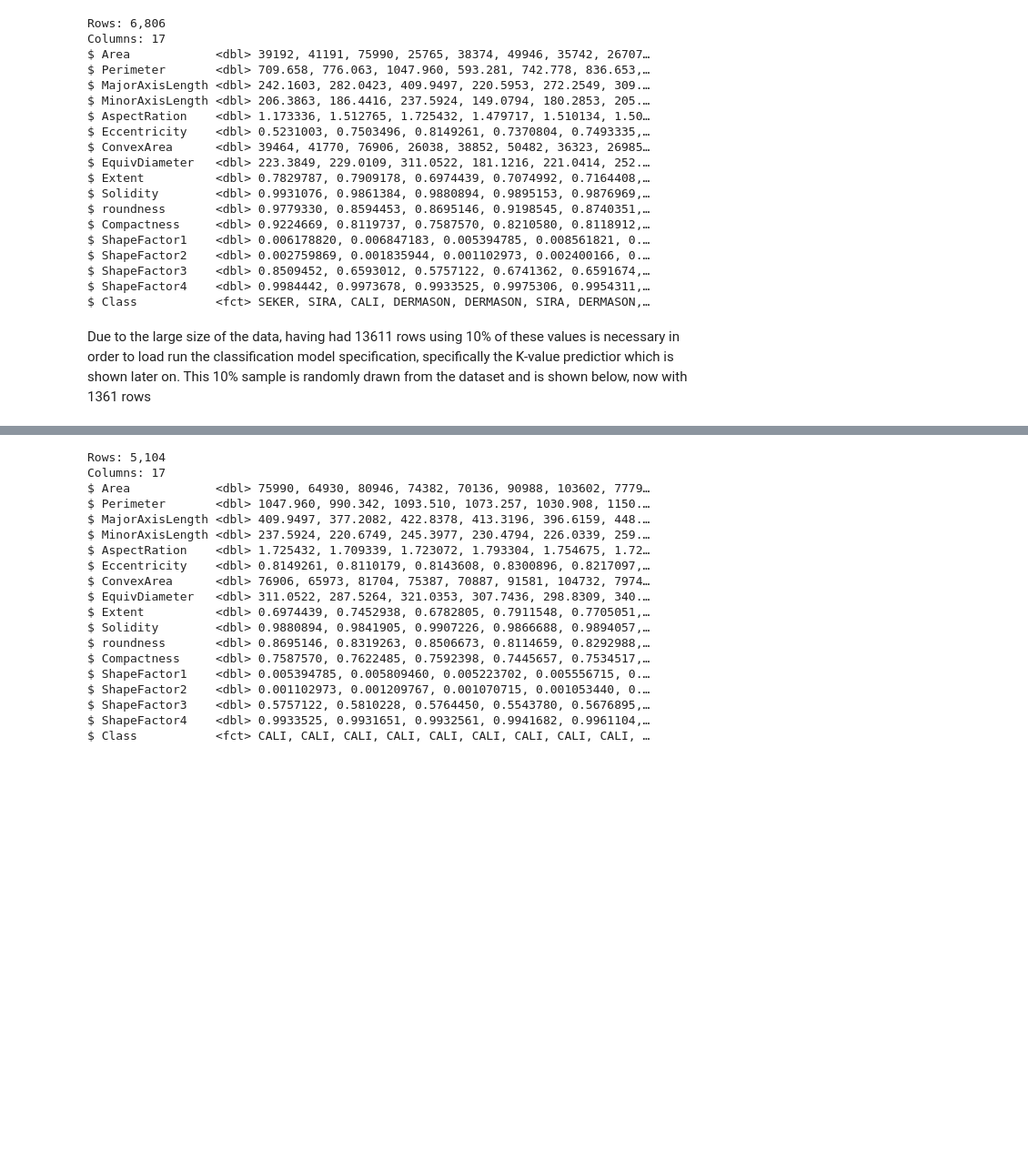
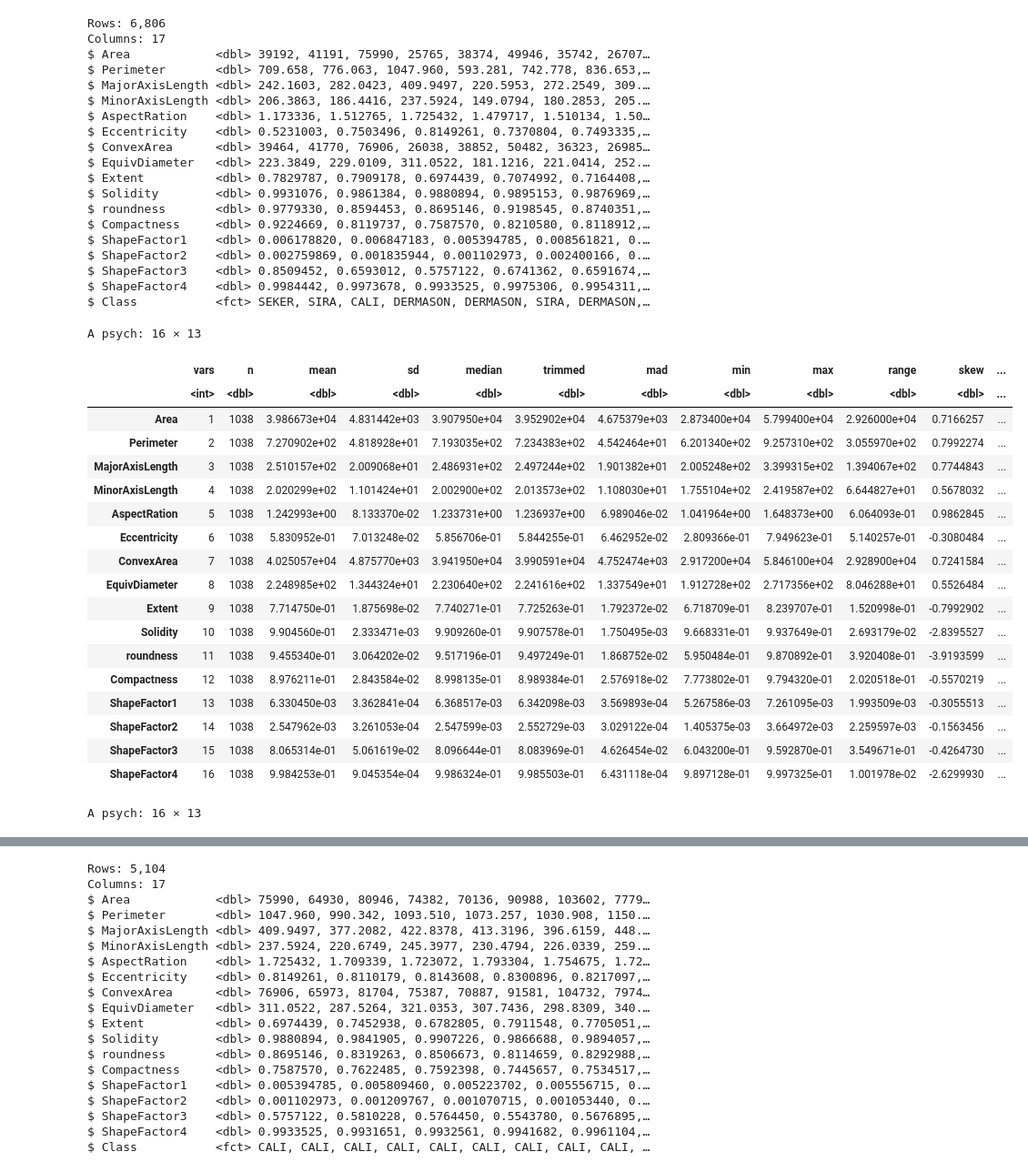
Before and after one commit to flora-hang/Data-analysis-project, a Jupyter notebook: Group Projectv2.ipynb, the cells around one changed output, grey strips where cells are left out. Shown: that part at 91% size. Saved outputs shown, nothing was run; the diff lists cells and outputs as text; code cells hidden in the pictures; blank space fills up the shorter version.

```diff
--- a/Group Projectv2.ipynb
+++ b/Group Projectv2.ipynb
@@ -151,5 +348,33 @@ $ ShapeFactor2    <dbl> 0.002759869, 0.001835944, 0.001102973, 0.002400166, 0.
 $ ShapeFactor3    <dbl> 0.8509452, 0.6593012, 0.5757122, 0.6741362, 0.6591674,…
 $ ShapeFactor4    <dbl> 0.9984442, 0.9973678, 0.9933525, 0.9975306, 0.9954311,…
 $ Class           <fct> SEKER, SIRA, CALI, DERMASON, DERMASON, SIRA, DERMASON,…
-# %% [markdown]
-Due to the large size of the data, having had 13611 rows using 10% of these values is necessary in order to load run the classification model specification, specifically the K-value predictior which is shown later on. This 10% sample is randomly drawn from the dataset and is shown below, now with 1361 rows
+# %%
+group <- random_sample |>
+    filter(Class == 'SEKER') |>
+    select(-Class)
+describe(group)
+group <- bean_data_unscaled |>
+    filter(Class == 'SEKER') |>
+    select(-Class)
+describe(group)
+# %% [output]
+A psych: 16 × 13
+|  | vars | n | mean | sd | median | trimmed | mad | min | max | range | skew | ... |
+|  | <int> | <dbl> | <dbl> | <dbl> | <dbl> | <dbl> | <dbl> | <dbl> | <dbl> | <dbl> | <dbl> | ... |
+| Area | 1 | 1038 | 3.986673e+04 | 4.831442e+03 | 3.907950e+04 | 3.952902e+04 | 4.675379e+03 | 2.873400e+04 | 5.799400e+04 | 2.926000e+04 | 0.7166257 | ... |
+| Perimeter | 2 | 1038 | 7.270902e+02 | 4.818928e+01 | 7.193035e+02 | 7.234383e+02 | 4.542464e+01 | 6.201340e+02 | 9.257310e+02 | 3.055970e+02 | 0.7992274 | ... |
+| MajorAxisLength | 3 | 1038 | 2.510157e+02 | 2.009068e+01 | 2.486931e+02 | 2.497244e+02 | 1.901382e+01 | 2.005248e+02 | 3.399315e+02 | 1.394067e+02 | 0.7744843 | ... |
+| MinorAxisLength | 4 | 1038 | 2.020299e+02 | 1.101424e+01 | 2.002900e+02 | 2.013573e+02 | 1.108030e+01 | 1.755104e+02 | 2.419587e+02 | 6.644827e+01 | 0.5678032 | ... |
+| AspectRation | 5 | 1038 | 1.242993e+00 | 8.133370e-02 | 1.233731e+00 | 1.236937e+00 | 6.989046e-02 | 1.041964e+00 | 1.648373e+00 | 6.064093e-01 | 0.9862845 | ... |
+| Eccentricity | 6 | 1038 | 5.830952e-01 | 7.013248e-02 | 5.856706e-01 | 5.844255e-01 | 6.462952e-02 | 2.809366e-01 | 7.949623e-01 | 5.140257e-01 | -0.3080484 | ... |
+| ConvexArea | 7 | 1038 | 4.025057e+04 | 4.875770e+03 | 3.941950e+04 | 3.990591e+04 | 4.752474e+03 | 2.917200e+04 | 5.846100e+04 | 2.928900e+04 | 0.7241584 | ... |
+| EquivDiameter | 8 | 1038 | 2.248985e+02 | 1.344324e+01 | 2.230640e+02 | 2.241616e+02 | 1.337549e+01 | 1.912728e+02 | 2.717356e+02 | 8.046288e+01 | 0.5526484 | ... |
+| Extent | 9 | 1038 | 7.714750e-01 | 1.875698e-02 | 7.740271e-01 | 7.725263e-01 | 1.792372e-02 | 6.718709e-01 | 8.239707e-01 | 1.520998e-01 | -0.7992902 | ... |
+| Solidity | 10 | 1038 | 9.904560e-01 | 2.333471e-03 | 9.909260e-01 | 9.907578e-01 | 1.750495e-03 | 9.668331e-01 | 9.937649e-01 | 2.693179e-02 | -2.8395527 | ... |
+| roundness | 11 | 1038 | 9.455340e-01 | 3.064202e-02 | 9.517196e-01 | 9.497249e-01 | 1.868752e-02 | 5.950484e-01 | 9.870892e-01 | 3.920408e-01 | -3.9193599 | ... |
+| Compactness | 12 | 1038 | 8.976211e-01 | 2.843584e-02 | 8.998135e-01 | 8.989384e-01 | 2.576918e-02 | 7.773802e-01 | 9.794320e-01 | 2.020518e-01 | -0.5570219 | ... |
+| ShapeFactor1 | 13 | 1038 | 6.330450e-03 | 3.362841e-04 | 6.368517e-03 | 6.342098e-03 | 3.569893e-04 | 5.267586e-03 | 7.261095e-03 | 1.993509e-03 | -0.3055513 | ... |
+| ShapeFactor2 | 14 | 1038 | 2.547962e-03 | 3.261053e-04 | 2.547599e-03 | 2.552729e-03 | 3.029122e-04 | 1.405375e-03 | 3.664972e-03 | 2.259597e-03 | -0.1563456 | ... |
+| ShapeFactor3 | 15 | 1038 | 8.065314e-01 | 5.061619e-02 | 8.096644e-01 | 8.083969e-01 | 4.626454e-02 | 6.043200e-01 | 9.592870e-01 | 3.549671e-01 | -0.4264730 | ... |
+| ShapeFactor4 | 16 | 1038 | 9.984253e-01 | 9.045354e-04 | 9.986324e-01 | 9.985503e-01 | 6.431118e-04 | 9.897128e-01 | 9.997325e-01 | 1.001978e-02 | -2.6299930 | ... |
+A psych: 16 × 13
```
Also changed, not shown: parts of 32 cells of this notebook.
